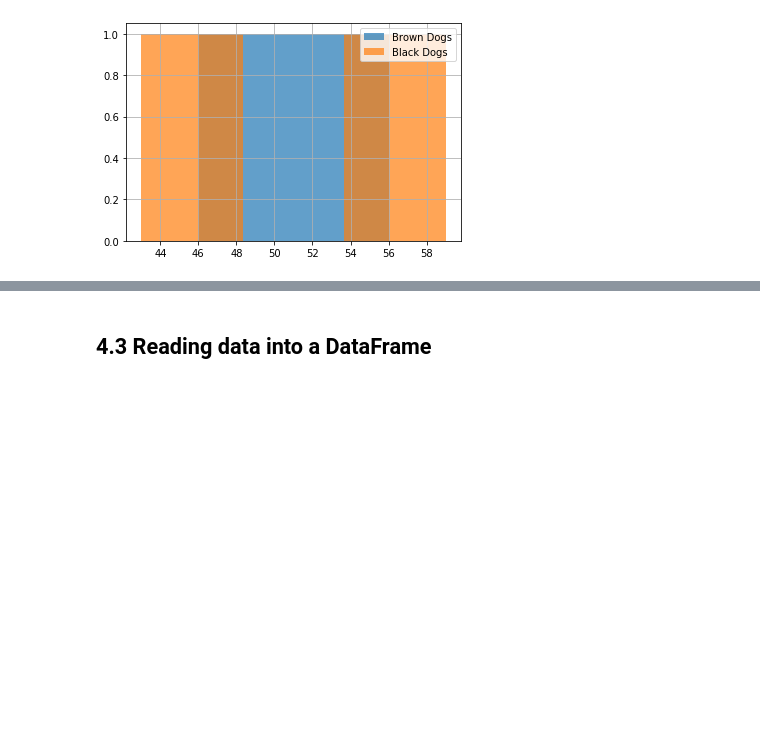
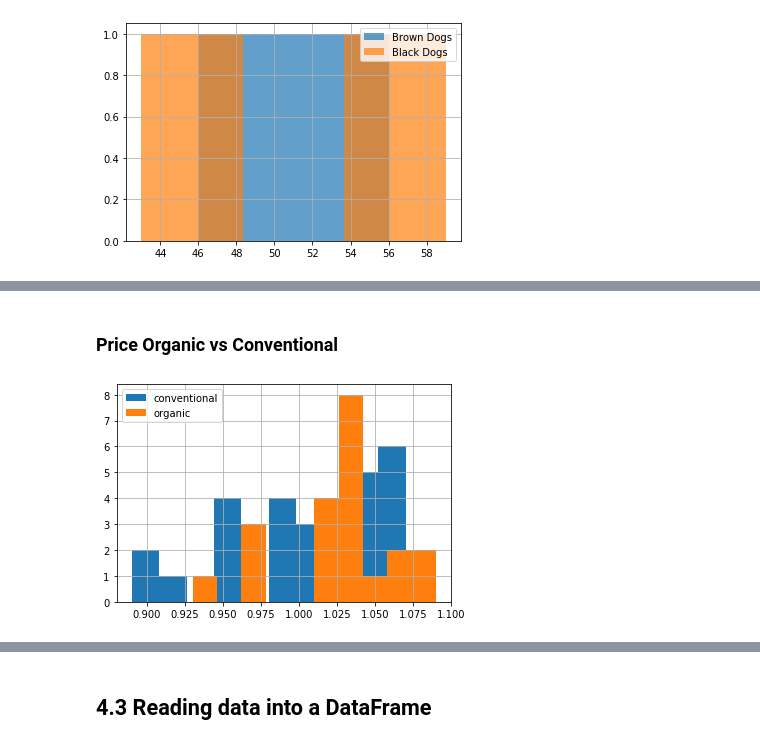
Before and after one commit to BeTKH/DataScieneinPython, a Jupyter notebook: 4. Data Manipulation with Panda.ipynb, the cells around one changed output, grey strips where cells are left out. Drawn from its saved outputs; the diff is of its cells as text; code cells hidden in the pictures; blank space fills up the shorter version.

```diff
--- a/4. Data Manipulation with Panda.ipynb
+++ b/4. Data Manipulation with Panda.ipynb
@@ -1784,0 +1838,16 @@ plt.show()
+# %% [markdown]
+### Price Organic vs Conventional
+# %%
+# Histogram of conventional avg_price
+avocados[avocados['type'] == 'conventional']['avg_price'].hist()
+
+# Histogram of organic avg_price
+avocados[avocados['type'] == 'organic']['avg_price'].hist()
+
+# Add a legend
+plt.legend(['conventional','organic'])
+
+# Show the plot
+plt.show()
+# %% [output]
+[figure, added]
```
Also changed, not shown: parts of 41 cells of this notebook, 14 other files.
